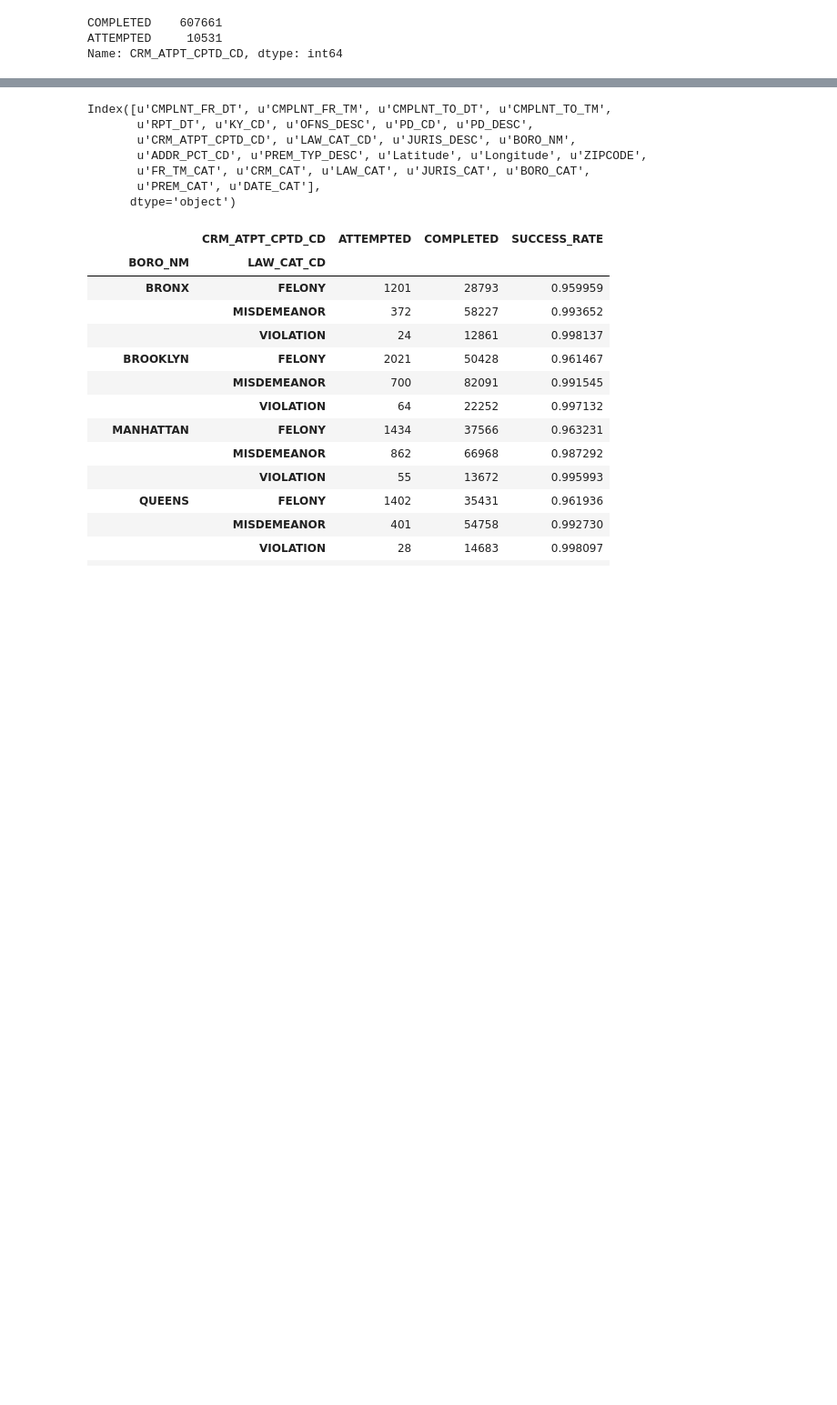
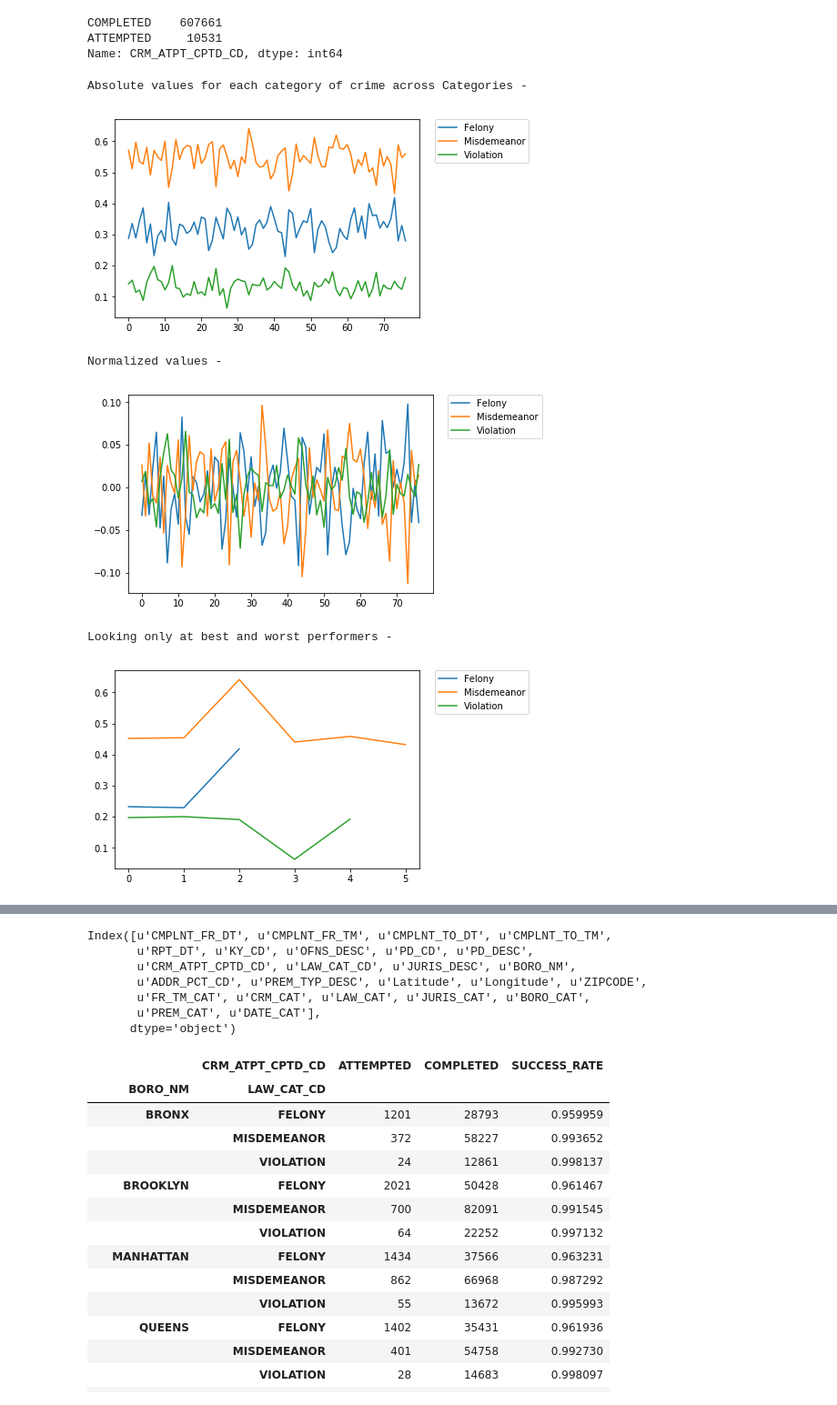
Before and after one commit to noopurP/NBAY6170_project, a Jupyter notebook: nypd_dataset.ipynb, the cells around one changed output, grey strips where cells are left out. Shown: that part at 91% size. Cells and saved outputs as stored; diff of their text form; code cells hidden in the pictures; blank space fills up the shorter version.

```diff
--- a/nypd_dataset.ipynb
+++ b/nypd_dataset.ipynb
@@ -305,40 +329,47 @@ f = np.array(f)
 m = np.array(m)
 v = np.array(v)
 print ("Absolute values for each category of crime across Categories - ")
 plt.plot(np.arange(len(f)),f, label="Felony")
 plt.plot(np.arange(len(m)),m, label="Misdemeanor")
 plt.plot(np.arange(len(v)),v, label="Violation")
 plt.legend(bbox_to_anchor=(1.05, 1), loc=2, borderaxespad=0.)
 plt.show()
 
 print ("Normalized values - ")
 plt.plot(np.arange(len(f)),f-f.mean(), label="Felony")
 plt.plot(np.arange(len(m)),m-m.mean(), label="Misdemeanor")
 plt.plot(np.arange(len(v)),v-v.mean(), label="Violation")
 plt.legend(bbox_to_anchor=(1.05, 1), loc=2, borderaxespad=0.)
 plt.show()
 
 m1 = f.mean()
 m2 = m.mean()
 m3 = v.mean()
 s1 = f.std()
 s2 = m.std()
 s3 = v.std()
 a1,a2,a3 = [],[],[]
-for i in range(len(l1)):
-    if l1[i] > m1 + s1*2 or l1[i] < m1 - s1*2:
-        a1.append(l1[i])
-    if l2[i] > m2 + s2*2 or l2[i] < m2 - s2*2:
-        a2.append(l2[i])
-    if l3[i] > m3 + s3*2 or l3[i] < m3 - s3*2:
-        a3.append(l3[i])
+for i in range(len(f)):
+    if f[i] > m1 + s1*2 or f[i] < m1 - s1*2:
+        a1.append(f[i])
+    if m[i] > m2 + s2*2 or m[i] < m2 - s2*2:
+        a2.append(m[i])
+    if v[i] > m3 + s3*2 or v[i] < m3 - s3*2:
+        a3.append(v[i])
 
 print ("Looking only at best and worst performers - ")
 plt.plot(np.arange(len(a1)),a1, label="Felony")
 plt.plot(np.arange(len(a2)),a2, label="Misdemeanor")
 plt.plot(np.arange(len(a3)),a3, label="Violation")
 plt.legend(bbox_to_anchor=(1.05, 1), loc=2, borderaxespad=0.)
 plt.show()
+# %% [output]
+Absolute values for each category of crime across Categories -
+[figure, added]
+Normalized values -
+[figure, added]
+Looking only at best and worst performers -
+[figure, added]
 # %%
 b
 # %%
```
Also changed, not shown: parts of 14 cells of this notebook.
